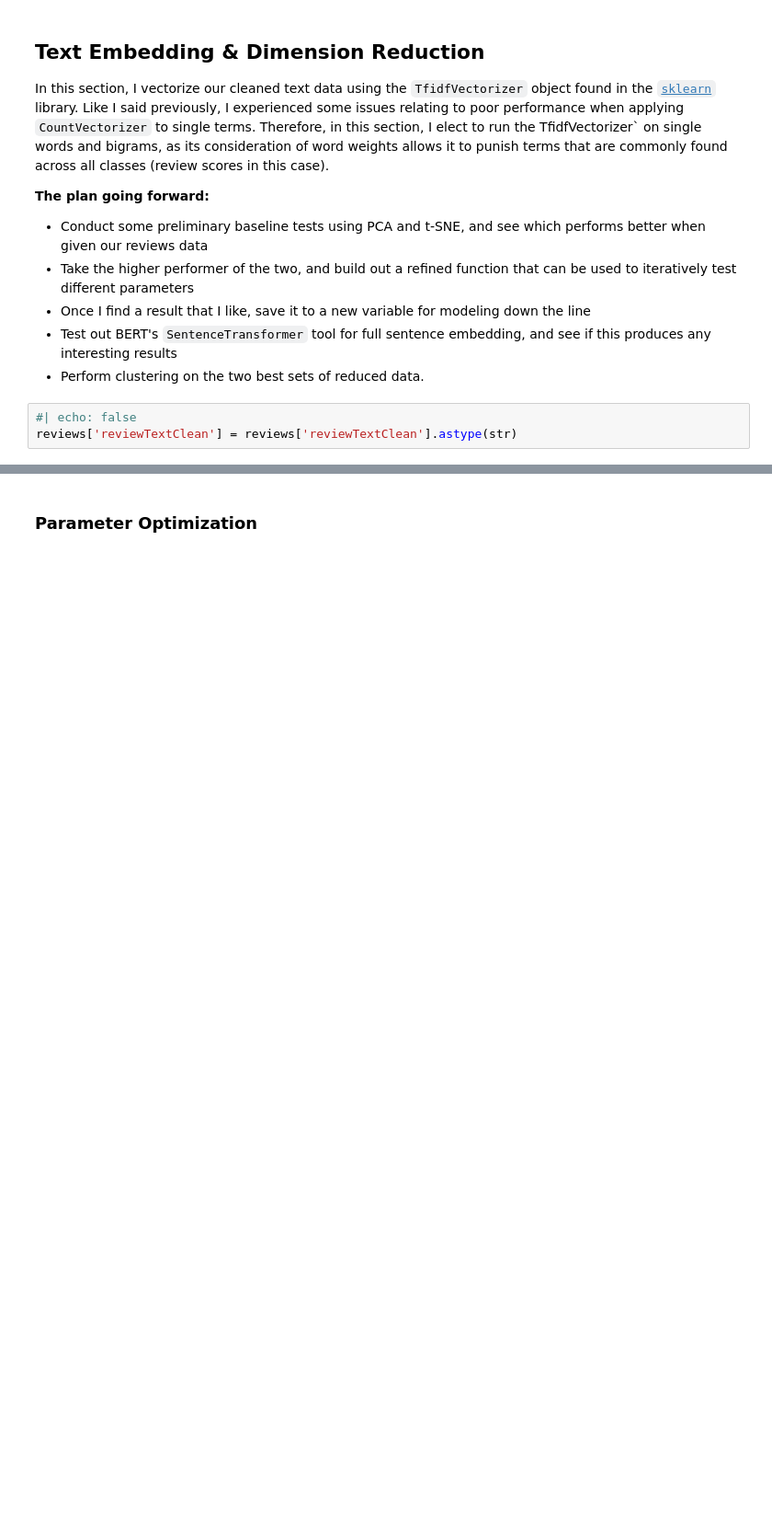
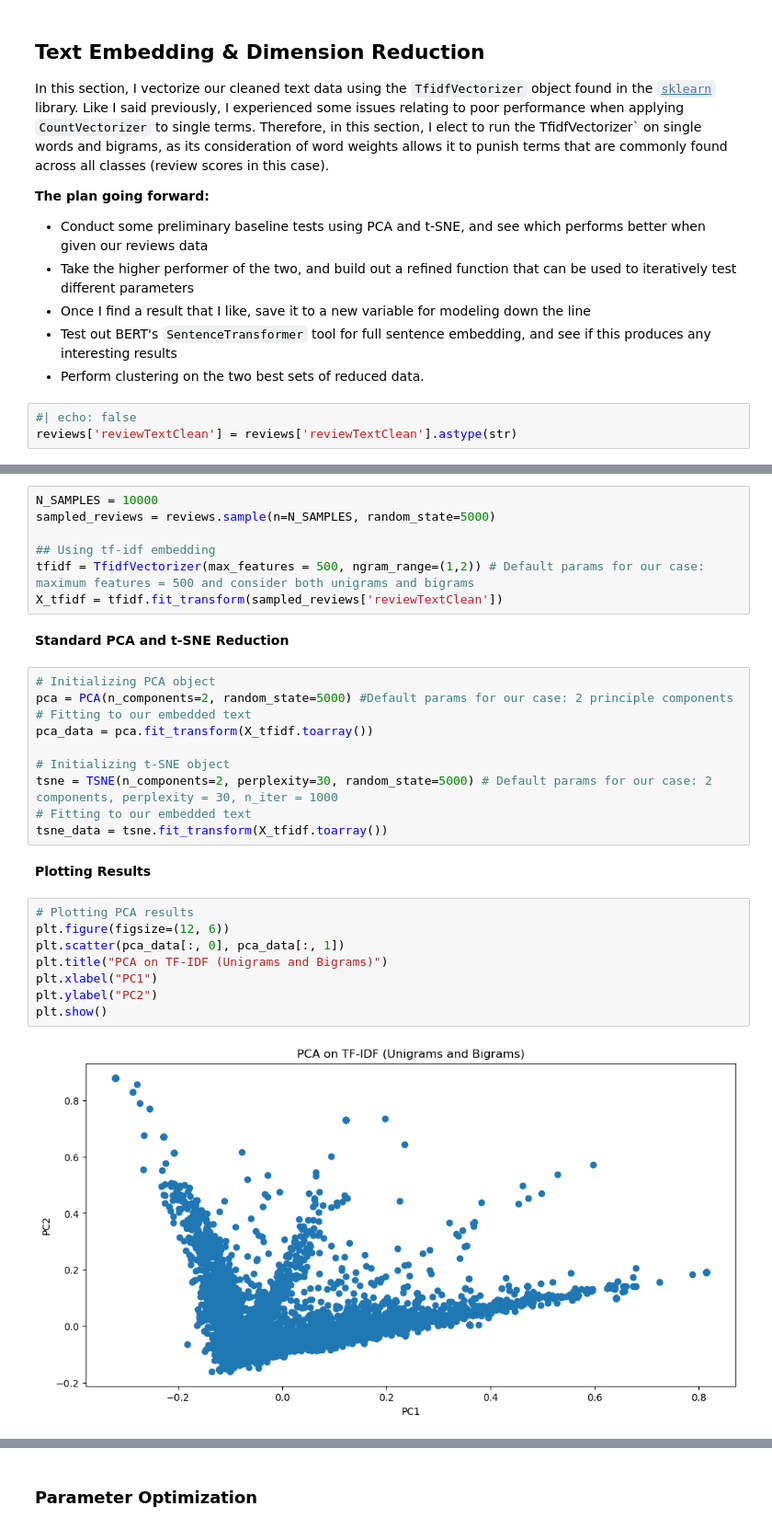
Before and after one commit to sm110101/portfolio_site, a Jupyter notebook: technical-details/unsupervised-learning/main.ipynb, the cells around one changed output, grey strips where cells are left out. Shown at 92% size. Cells and saved outputs as stored; diff of their text form; blank space fills up the shorter version.

```diff
--- a/technical-details/unsupervised-learning/main.ipynb
+++ b/technical-details/unsupervised-learning/main.ipynb
@@ -147,0 +152,31 @@ reviews['reviewTextClean'] = reviews['reviewTextClean'].astype(str)
+# %%
+N_SAMPLES = 10000
+sampled_reviews = reviews.sample(n=N_SAMPLES, random_state=5000)
+
+## Using tf-idf embedding
+tfidf = TfidfVectorizer(max_features = 500, ngram_range=(1,2)) # Default params for our case: maximum features = 500 and consider both unigrams and bigrams
+X_tfidf = tfidf.fit_transform(sampled_reviews['reviewTextClean'])
+# %% [markdown]
+**Standard PCA and t-SNE Reduction**
+# %%
+# Initializing PCA object
+pca = PCA(n_components=2, random_state=5000) #Default params for our case: 2 principle components
+# Fitting to our embedded text
+pca_data = pca.fit_transform(X_tfidf.toarray())
+
+# Initializing t-SNE object
+tsne = TSNE(n_components=2, perplexity=30, random_state=5000) # Default params for our case: 2 components, perplexity = 30, n_iter = 1000
+# Fitting to our embedded text
+tsne_data = tsne.fit_transform(X_tfidf.toarray())
+# %% [markdown]
+**Plotting Results**
+# %%
+# Plotting PCA results
+plt.figure(figsize=(12, 6))
+plt.scatter(pca_data[:, 0], pca_data[:, 1])
+plt.title("PCA on TF-IDF (Unigrams and Bigrams)")
+plt.xlabel("PC1")
+plt.ylabel("PC2")
+plt.show()
+# %% [output]
+[figure, added]
```
Also changed, not shown: parts of 5 cells of this notebook, 22 other files.
